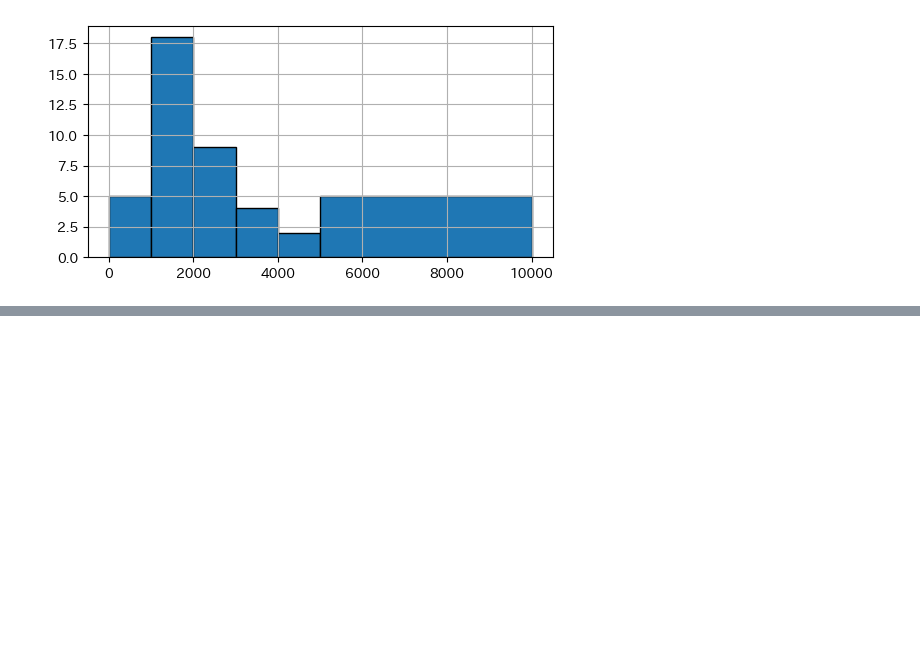
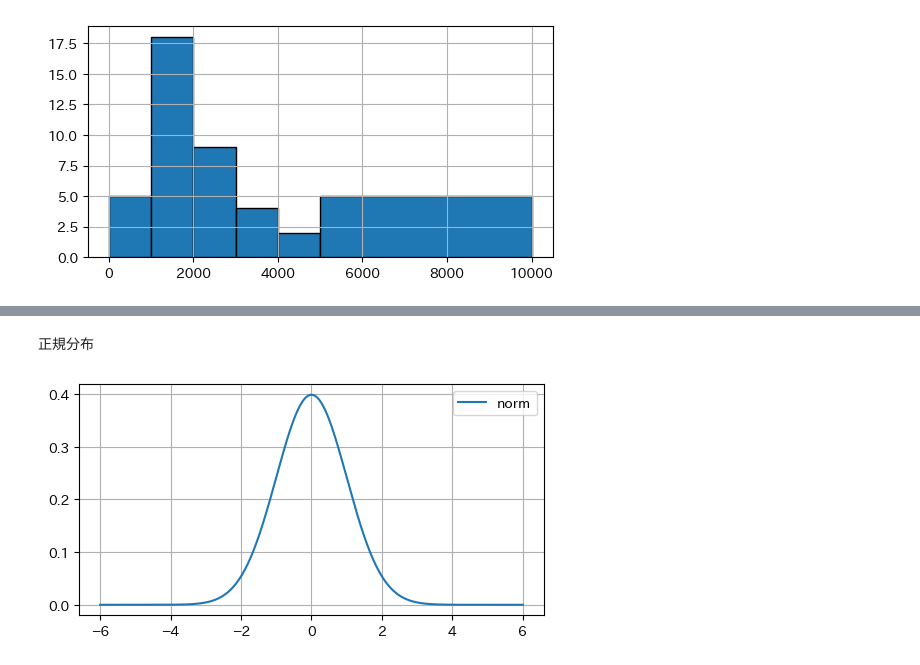
Before and after one commit to akmiccom/dataAnalyticsBasic, a Jupyter notebook: notebooks/c4.ipynb, the cells around one changed output, grey strips where cells are left out. Drawn from its saved outputs; the diff is of its cells as text; code cells hidden in the pictures; blank space fills up the shorter version.

```diff
--- a/notebooks/c4.ipynb
+++ b/notebooks/c4.ipynb
@@ -81,0 +155,12 @@ office_data['office'].hist(bins=bins, ec='k', lw=1)
+# %% [markdown]
+正規分布
+# %%
+plt.figure(figsize=(6, 3))
+x = np.linspace(-6, 6, 1000)
+y = stats.norm.pdf(x)
+plt.plot(x, y, label='norm')
+plt.grid()
+plt.legend()
+plt.show()
+# %% [output]
+[figure, added]
```
Also changed, not shown: parts of 14 cells of this notebook, 6 other files.
